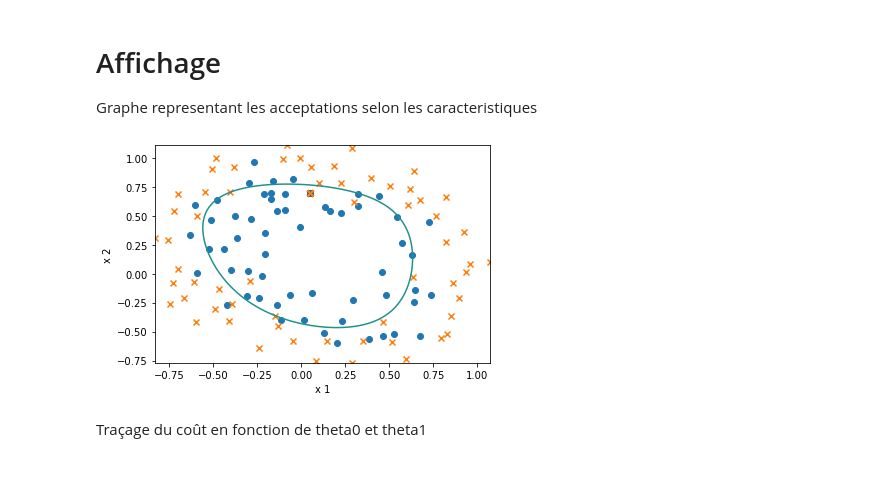
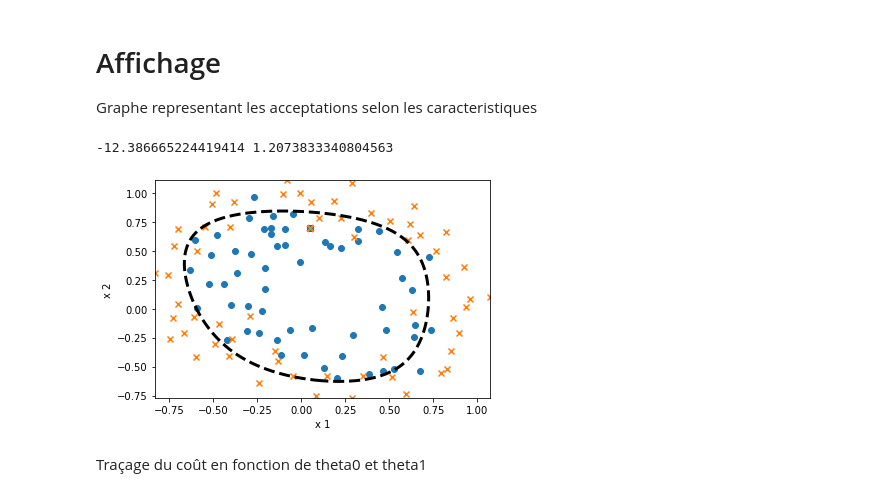
Before and after one commit to ayoubhammal/notebooks_tp_iarn, a Jupyter notebook: tp4/TP 4 regularisation.ipynb, the cells around one changed output. Drawn from its saved outputs; the diff is of its cells as text; code cells hidden in the pictures.

```diff
--- a/tp4/TP 4 regularisation.ipynb
+++ b/tp4/TP 4 regularisation.ipynb
@@ -220,15 +222,20 @@ plot_cost_gradient(costs, gradients)
 # Dessin de la limite de decision (Descision Boundary)
 Dans cette partie, nous aimerions dessiner la ligne separatrice de nos données
 # %%
-def drawCircle():
-    x1, x2 = np.meshgrid(np.linspace(X_low[:, 1].min(), X_low[:, 1].max(), 100),
-                         np.linspace(X_low[:, 2].min(), X_low[:, 2].max(), 100))
-    Z = Sigmoid(mapping(np.c_[np.ones(x1.size), x1.ravel(), x2.ravel()]) @ theta).reshape(x1.shape)
+def drawCircle(X, y, theta, title=""):
+    x1, x2 = np.meshgrid(np.linspace(X[:, 1].min(), X[:, 1].max(), 100),
+                         np.linspace(X[:, 2].min(), X[:, 2].max(), 100))
+    Z = (mapping(np.c_[np.ones(x1.size), x1.ravel(), x2.ravel()]) @ theta).reshape(x1.shape)
 
-    plt.contour(x1, x2, Z, 0)
+    print(np.amin(Z), np.amax(Z))
+
+    plt.contour(x1, x2, Z, levels=[0], colors= "black", linestyles="dashed", linewidths=3)
+    #plt.contourf(x1, x2, Z, cmap='RdGy')
+    #plt.colorbar()
     plt.scatter(X_low[np.where(y==1),1],X_low[np.where(y==1),2], label="y=1",marker ='o')
     plt.scatter(X_low[np.where(y==0),1],X_low[np.where(y==0),2], label="y=0",marker ='x')
 
+    plt.title(title)
     plt.xlabel('x 1')
     plt.ylabel('x 2')
 # %% [markdown]
@@ -243,10 +250,11 @@ def predict(X):
 # %% [markdown]
 # Affichage
 Graphe representant les acceptations selon les caracteristiques
-# %%
-drawCircle()
-# %% [output]
-[figure, removed]
+# %%
+drawCircle(X_low, y, theta)
+# %% [output]
+-12.386665224419414 1.2073833340804563
+[figure, added]
 # %% [markdown]
 Traçage du coût en fonction de theta0 et theta1
 # %%
```
Also changed, not shown: parts of 13 cells of this notebook, 6 other files.
